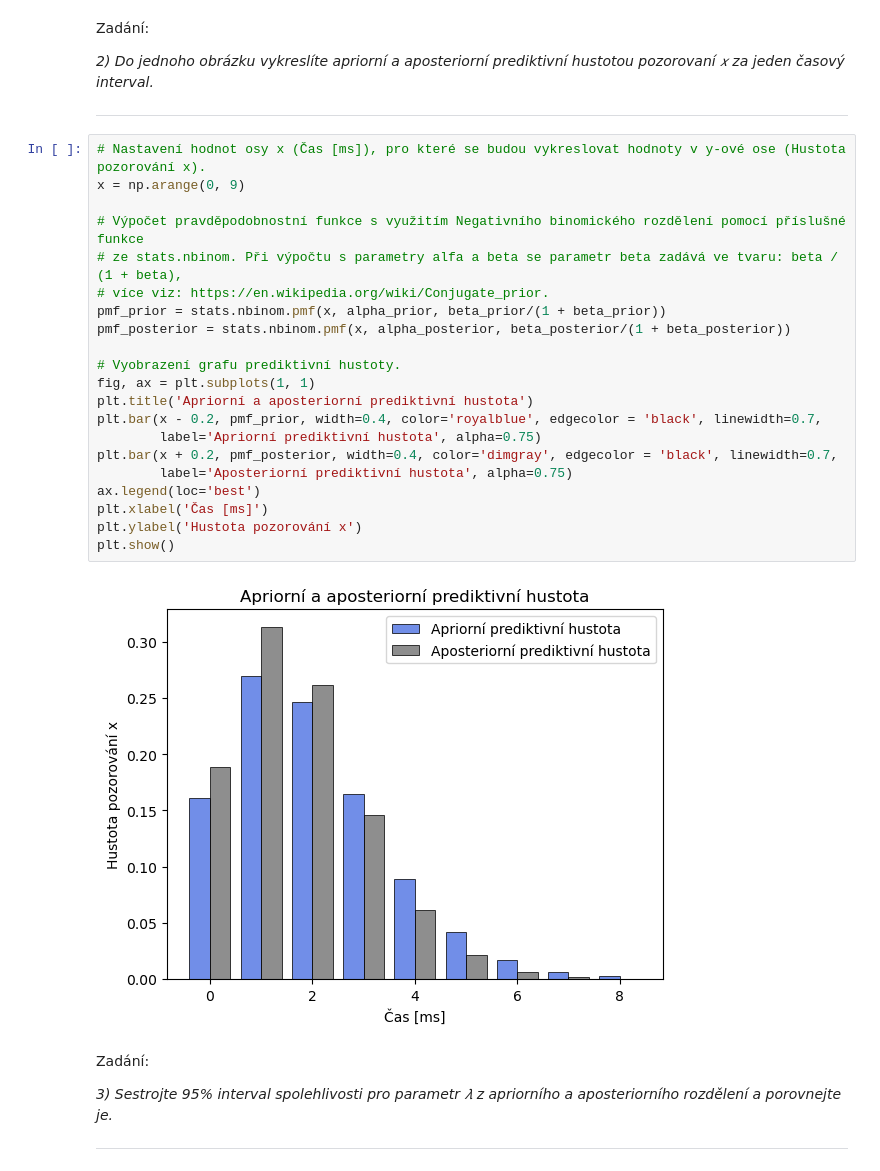
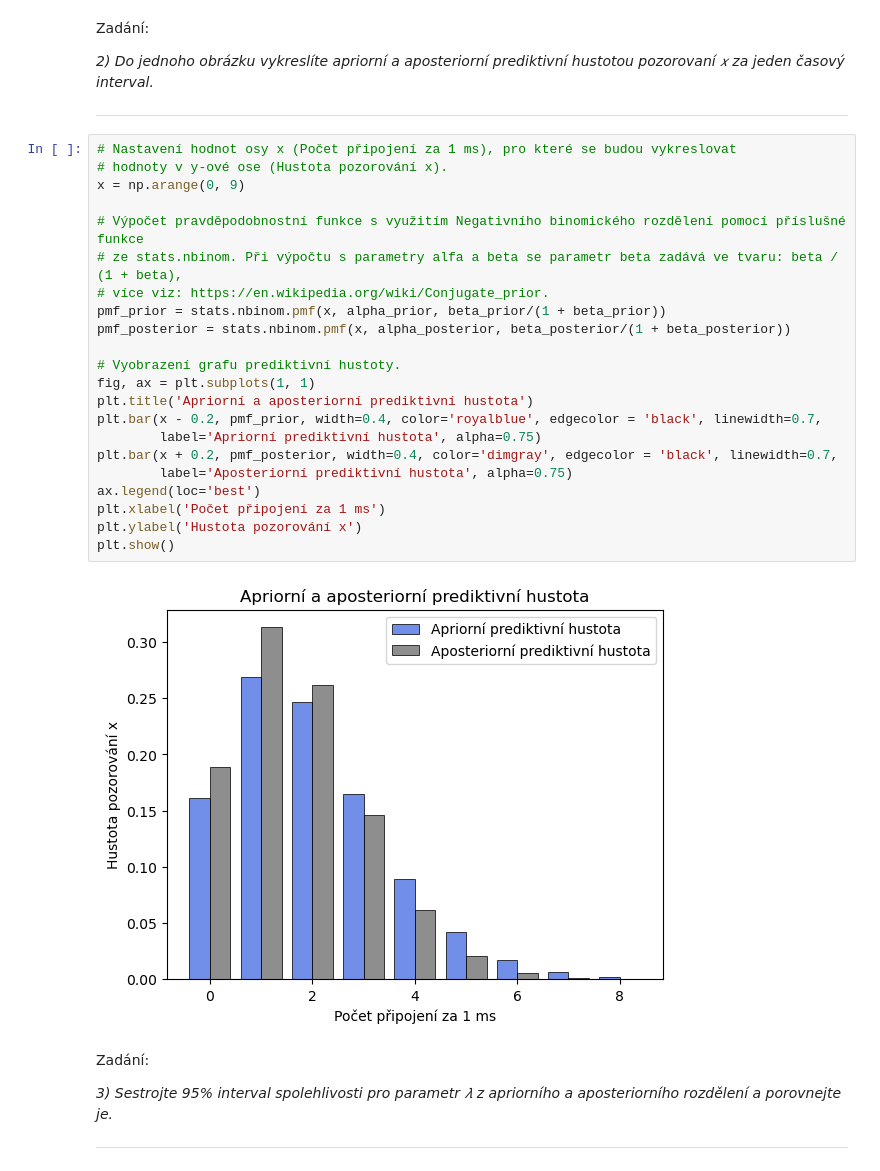
Before and after one commit to davidchocholaty/BUT-FIT-MSP-2, a Jupyter notebook: solution.ipynb, the cells around one changed output. Saved outputs shown, nothing was run; the diff lists cells and outputs as text.

```diff
--- a/solution.ipynb
+++ b/solution.ipynb
@@ -150,28 +150,29 @@ Zadání:
 
 ---
 # %%
-# Nastavení hodnot osy x (Čas [ms]), pro které se budou vykreslovat hodnoty v y-ové ose (Hustota pozorování x).
+# Nastavení hodnot osy x (Počet připojení za 1 ms), pro které se budou vykreslovat
+# hodnoty v y-ové ose (Hustota pozorování x).
 x = np.arange(0, 9)
 
 # Výpočet pravděpodobnostní funkce s využitím Negativního binomického rozdělení pomocí příslušné funkce
 # ze stats.nbinom. Při výpočtu s parametry alfa a beta se parametr beta zadává ve tvaru: beta / (1 + beta),
 # více viz: https://en.wikipedia.org/wiki/Conjugate_prior.
 pmf_prior = stats.nbinom.pmf(x, alpha_prior, beta_prior/(1 + beta_prior))
 pmf_posterior = stats.nbinom.pmf(x, alpha_posterior, beta_posterior/(1 + beta_posterior))
 
 # Vyobrazení grafu prediktivní hustoty.
 fig, ax = plt.subplots(1, 1)
 plt.title('Apriorní a aposteriorní prediktivní hustota')
 plt.bar(x - 0.2, pmf_prior, width=0.4, color='royalblue', edgecolor = 'black', linewidth=0.7,
         label='Apriorní prediktivní hustota', alpha=0.75)
 plt.bar(x + 0.2, pmf_posterior, width=0.4, color='dimgray', edgecolor = 'black', linewidth=0.7,
         label='Aposteriorní prediktivní hustota', alpha=0.75)
 ax.legend(loc='best')
-plt.xlabel('Čas [ms]')
+plt.xlabel('Počet připojení za 1 ms')
 plt.ylabel('Hustota pozorování x')
 plt.show()
 # %% [output]
-[figure, old version]
+[figure, new version]
 # %% [markdown]
 Zadání:
 
```
Also changed, not shown: parts of 78 cells of this notebook.
